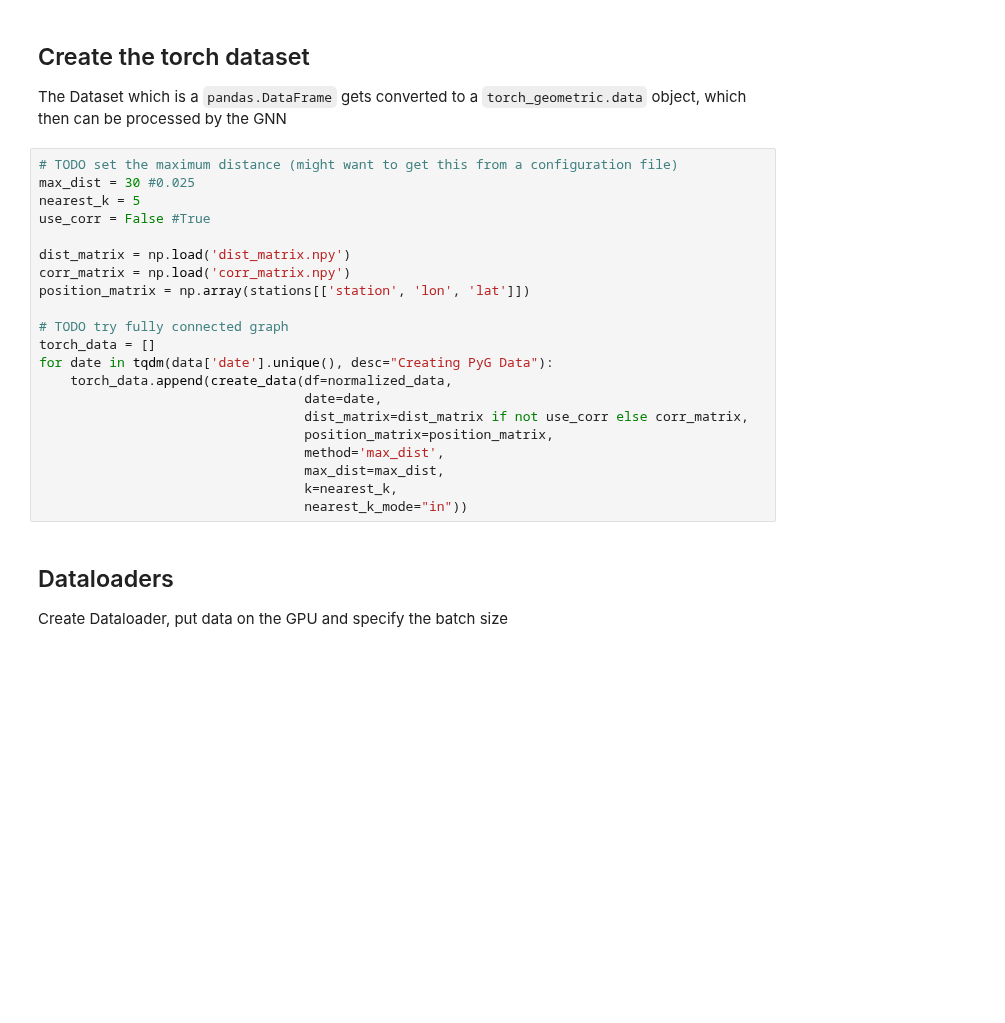
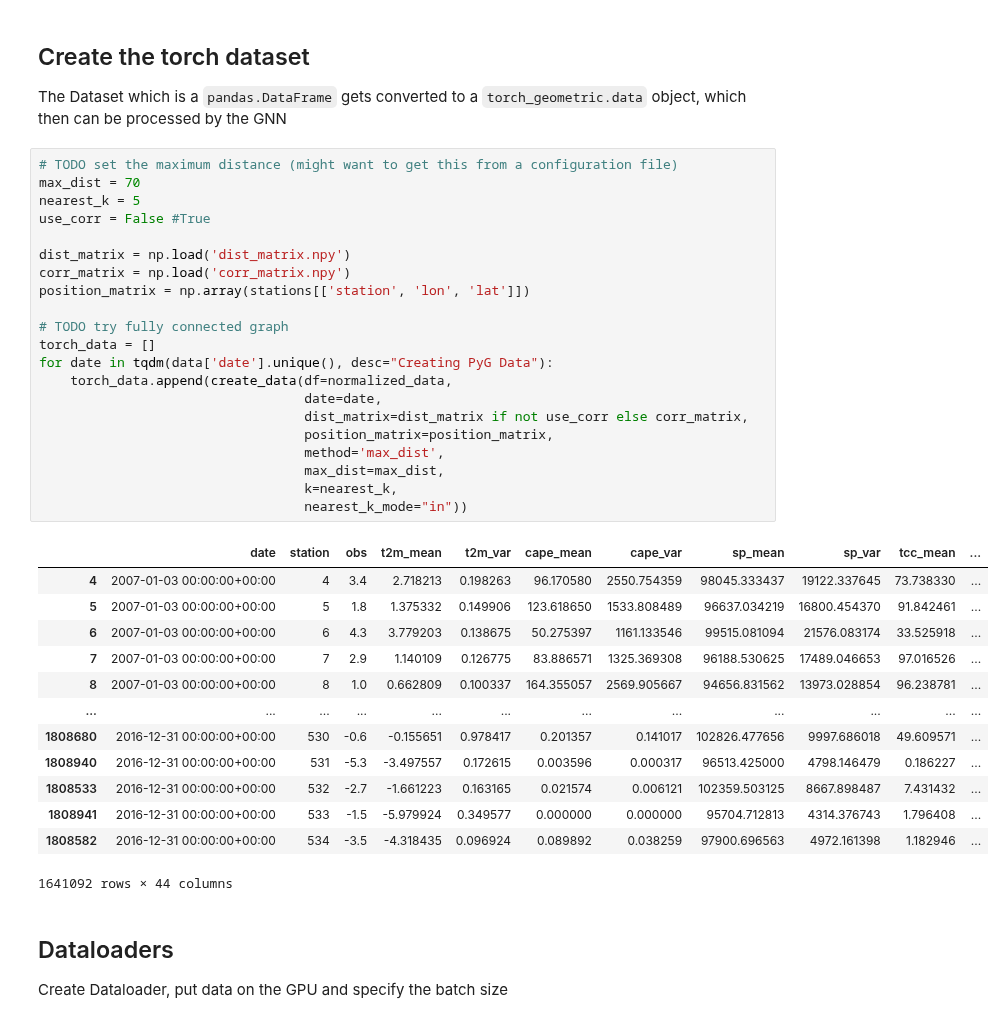
Before and after one commit to m-j-w-f/GNNPP, a Jupyter notebook: gnn/gnn.ipynb, the cells around one changed output. Saved outputs shown, nothing was run; the diff lists cells and outputs as text; blank space fills up the shorter version.

```diff
--- a/gnn/gnn.ipynb
+++ b/gnn/gnn.ipynb
@@ -86,25 +88,39 @@ Extracting Stations ...
 The Dataset which is a `pandas.DataFrame` gets converted to a `torch_geometric.data` object, which then can be processed by the GNN
 # %%
 # TODO set the maximum distance (might want to get this from a configuration file)
-max_dist = 30 #0.025
+max_dist = 70
 nearest_k = 5
 use_corr = False #True
 
 dist_matrix = np.load('dist_matrix.npy')
 corr_matrix = np.load('corr_matrix.npy')
 position_matrix = np.array(stations[['station', 'lon', 'lat']])
 
 # TODO try fully connected graph
 torch_data = []
 for date in tqdm(data['date'].unique(), desc="Creating PyG Data"):
     torch_data.append(create_data(df=normalized_data,
                                   date=date,
                                   dist_matrix=dist_matrix if not use_corr else corr_matrix,
                                   position_matrix=position_matrix,
                                   method='max_dist',
                                   max_dist=max_dist,
                                   k=nearest_k,
                                   nearest_k_mode="in"))
+# %% [output]
+|  | date | station | obs | t2m_mean | t2m_var | cape_mean | cape_var | sp_mean | sp_var | tcc_mean | ... |
+| 4 | 2007-01-03 00:00:00+00:00 | 4 | 3.4 | 2.718213 | 0.198263 | 96.170580 | 2550.754359 | 98045.333437 | 19122.337645 | 73.738330 | ... |
+| 5 | 2007-01-03 00:00:00+00:00 | 5 | 1.8 | 1.375332 | 0.149906 | 123.618650 | 1533.808489 | 96637.034219 | 16800.454370 | 91.842461 | ... |
+| 6 | 2007-01-03 00:00:00+00:00 | 6 | 4.3 | 3.779203 | 0.138675 | 50.275397 | 1161.133546 | 99515.081094 | 21576.083174 | 33.525918 | ... |
+| 7 | 2007-01-03 00:00:00+00:00 | 7 | 2.9 | 1.140109 | 0.126775 | 83.886571 | 1325.369308 | 96188.530625 | 17489.046653 | 97.016526 | ... |
+| 8 | 2007-01-03 00:00:00+00:00 | 8 | 1.0 | 0.662809 | 0.100337 | 164.355057 | 2569.905667 | 94656.831562 | 13973.028854 | 96.238781 | ... |
+| ... | ... | ... | ... | ... | ... | ... | ... | ... | ... | ... | ... |
+| 1808680 | 2016-12-31 00:00:00+00:00 | 530 | -0.6 | -0.155651 | 0.978417 | 0.201357 | 0.141017 | 102826.477656 | 9997.686018 | 49.609571 | ... |
+| 1808940 | 2016-12-31 00:00:00+00:00 | 531 | -5.3 | -3.497557 | 0.172615 | 0.003596 | 0.000317 | 96513.425000 | 4798.146479 | 0.186227 | ... |
+| 1808533 | 2016-12-31 00:00:00+00:00 | 532 | -2.7 | -1.661223 | 0.163165 | 0.021574 | 0.006121 | 102359.503125 | 8667.898487 | 7.431432 | ... |
+| 1808941 | 2016-12-31 00:00:00+00:00 | 533 | -1.5 | -5.979924 | 0.349577 | 0.000000 | 0.000000 | 95704.712813 | 4314.376743 | 1.796408 | ... |
+| 1808582 | 2016-12-31 00:00:00+00:00 | 534 | -3.5 | -4.318435 | 0.096924 | 0.089892 | 0.038259 | 97900.696563 | 4972.161398 | 1.182946 | ... |
+1641092 rows × 44 columns
 # %% [markdown]
 ## Dataloaders
 Create Dataloader, put data on the GPU and specify the batch size
```
Also changed, not shown: parts of 15 cells of this notebook, 8 other files.
